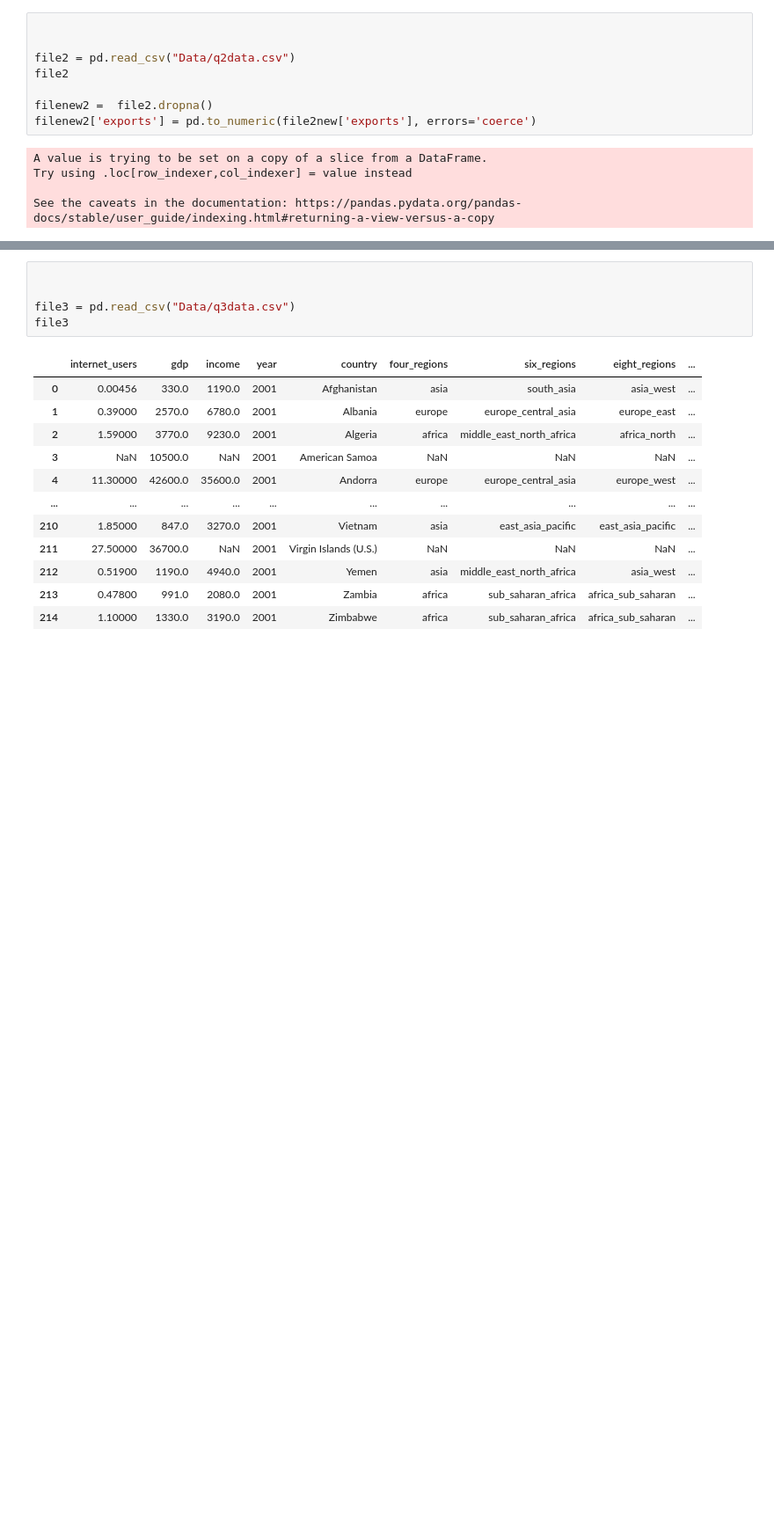
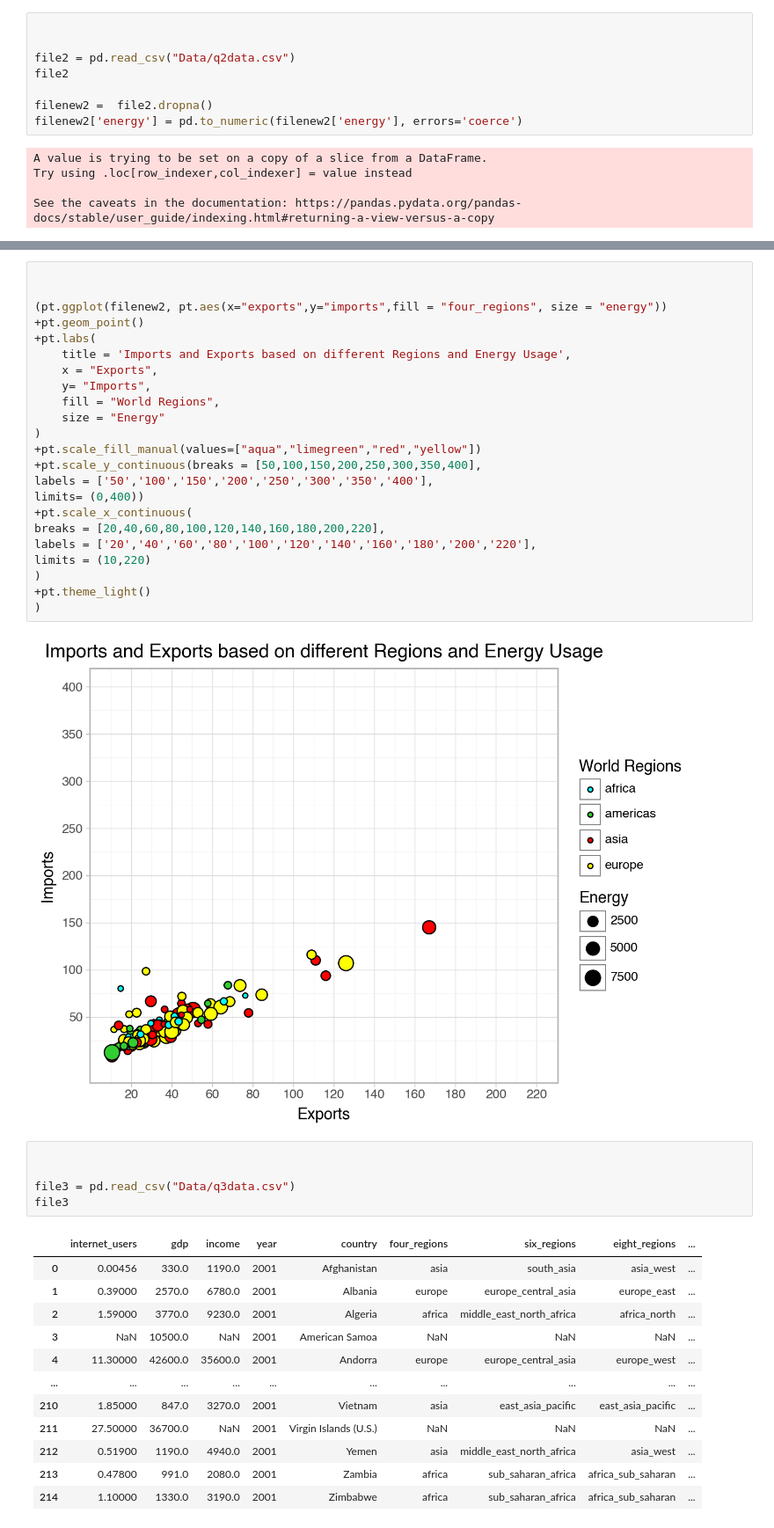
Before and after one commit to wkapner/GSB_544, a Jupyter notebook: Labs/Lab1.ipynb, the cells around one changed output, grey strips where cells are left out. Shown at 88% size. Drawn from its saved outputs; the diff is of its cells as text; blank space fills up the shorter version.

```diff
--- a/Labs/Lab1.ipynb
+++ b/Labs/Lab1.ipynb
@@ -64,7 +60,7 @@ file2 = pd.read_csv("Data/q2data.csv")
 file2
 
 filenew2 =  file2.dropna()
-filenew2['exports'] = pd.to_numeric(file2new['exports'], errors='coerce')
+filenew2['energy'] = pd.to_numeric(filenew2['energy'], errors='coerce')
 # %% [output]
 A value is trying to be set on a copy of a slice from a DataFrame.
 Try using .loc[row_indexer,col_indexer] = value instead
@@ -80,3 +69,28 @@ IndexError: list index out of range
+# %%
+
+
+(pt.ggplot(filenew2, pt.aes(x="exports",y="imports",fill = "four_regions", size = "energy"))
++pt.geom_point()
++pt.labs(
+    title = 'Imports and Exports based on different Regions and Energy Usage',
+    x = "Exports",
+    y= "Imports",
+    fill = "World Regions",
+    size = "Energy"
+)
++pt.scale_fill_manual(values=["aqua","limegreen","red","yellow"])
++pt.scale_y_continuous(breaks = [50,100,150,200,250,300,350,400],
+labels = ['50','100','150','200','250','300','350','400'],
+limits= (0,400))
++pt.scale_x_continuous(
+breaks = [20,40,60,80,100,120,140,160,180,200,220],
+labels = ['20','40','60','80','100','120','140','160','180','200','220'],
+limits = (10,220)
+)
++pt.theme_light()
+)
+# %% [output]
+[figure, added]
 # %%
 
 
```
Also changed, not shown: parts of 4 cells of this notebook.
